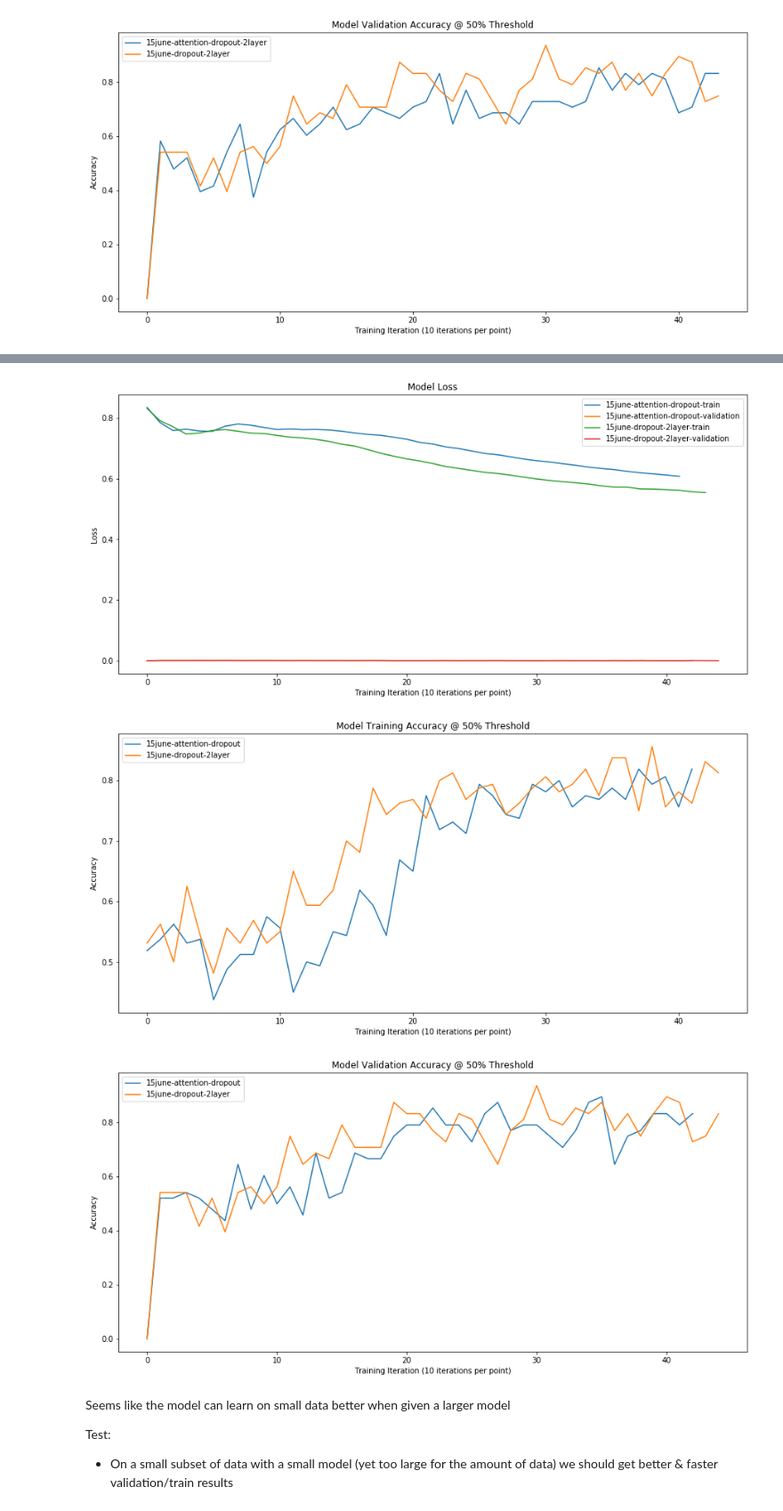
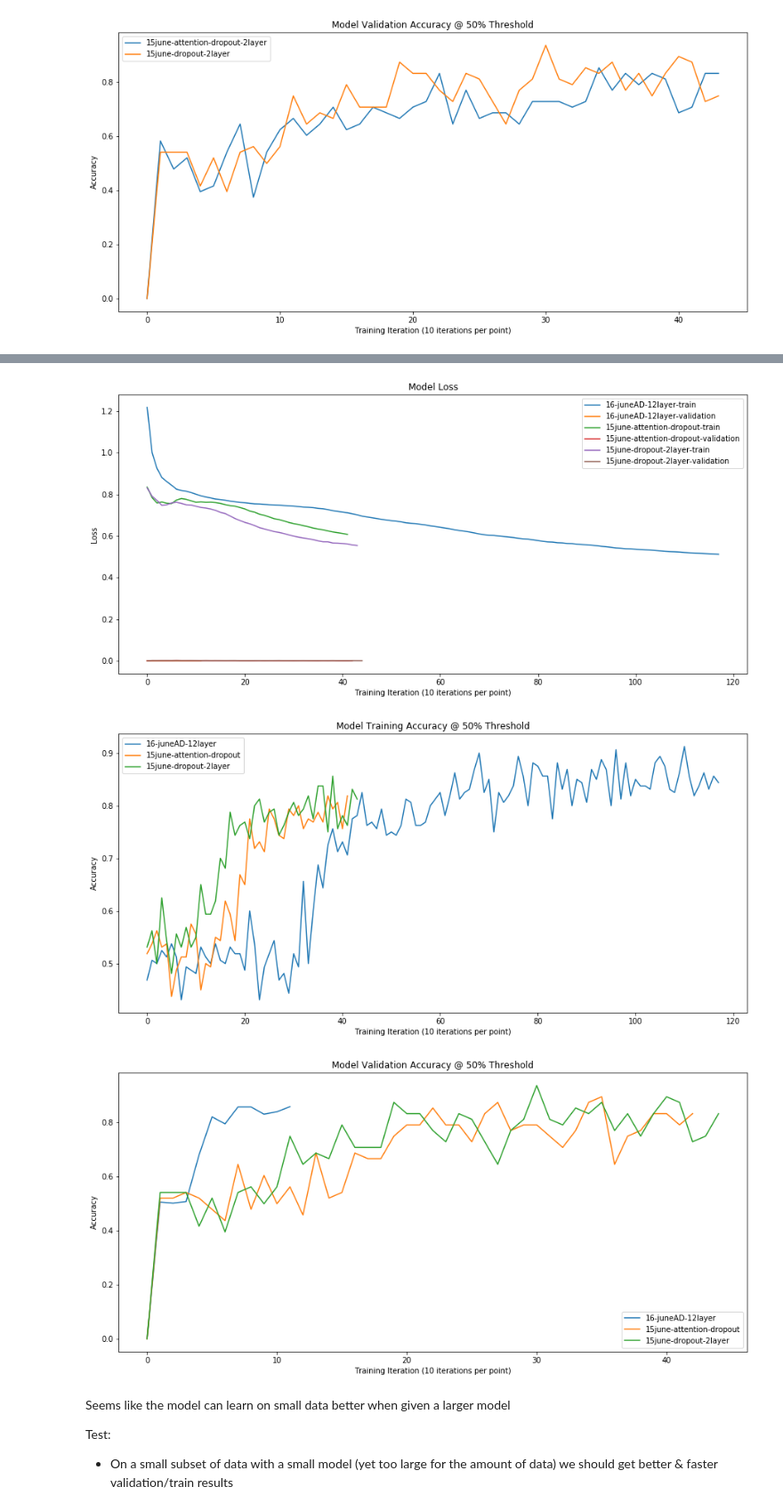
Before and after one commit to gebob19/Dropout-Attention, a Jupyter notebook: IMBD-BERT Attention Dropout Analysis .ipynb, the cells around one changed output, grey strips where cells are left out. Shown at 89% size. Cells and saved outputs as stored; diff of their text form; code cells hidden in the pictures.

```diff
--- a/IMBD-BERT Attention Dropout Analysis .ipynb
+++ b/IMBD-BERT Attention Dropout Analysis .ipynb
@@ -268,9 +268,12 @@ Max (Validation, Train): (0.94, 0.86)
 # %%
+model_path = '16-juneAD-12layer'
+model0, optim, lang, m0 = load(model_path, cpu=True, load_model=False)
+
 model_path = '15june-attention-dropout'
 model1, optim, lang, m1 = load(model_path, cpu=True, load_model=False)
 
 model_path = '15june-dropout-2layer'
 model2, optim, lang, m2 = load(model_path, cpu=True, load_model=False)
 
-compare_metrics([m1, m2], first_n=-1)
+compare_metrics([m0, m1, m2], first_n=-1)
 # %% [output]
@@ -277,10 +282,10 @@ compare_metrics([m1, m2], first_n=-1)
 --------15june-attention-dropout----------
 Max (Validation, Train): (0.90, 0.82)
 --------15june-dropout-2layer----------
 Max (Validation, Train): (0.94, 0.86)
-[figure, old version]
+[figure, new version]
-[figure, old version]
+[figure, new version]
-[figure, old version]
+[figure, new version]
 # %% [markdown]
 Seems like the model can learn on small data better when given a larger model
 
```
Also changed, not shown: parts of 9 cells of this notebook.
